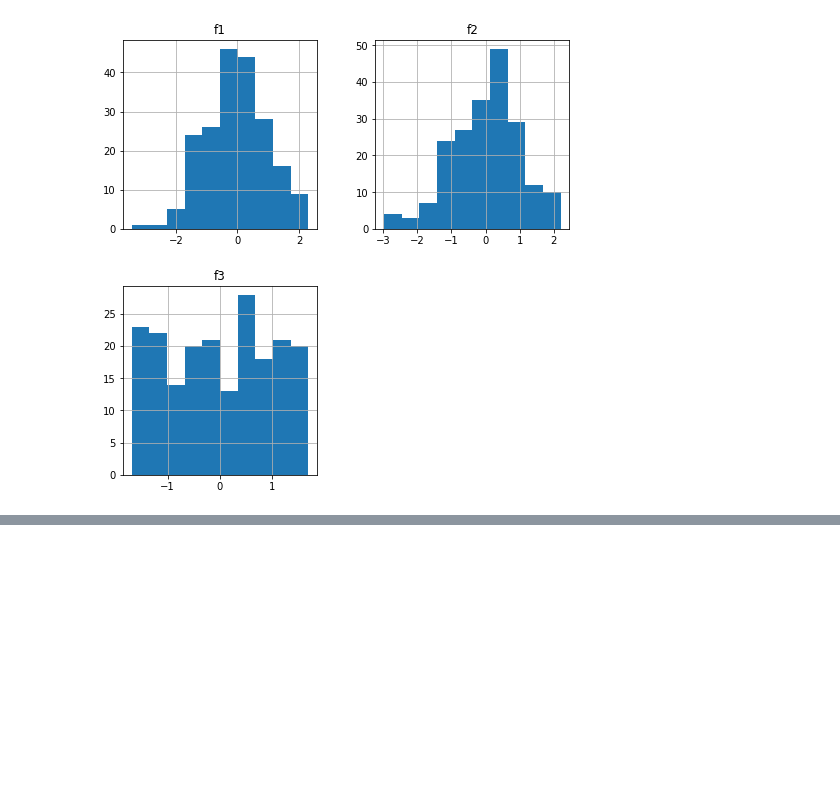
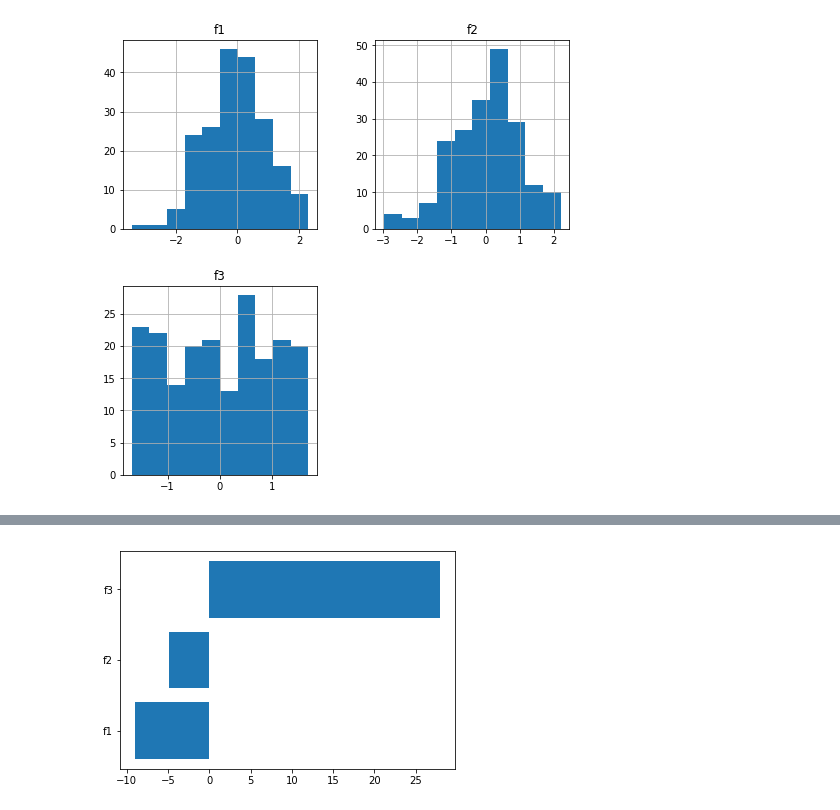
Before and after one commit to iamanik4/Python-Course-Assignment, a Jupyter notebook: 10. Behavior of Linear Models/8B_LR_SVM.ipynb, the cells around one changed output, grey strips where cells are left out. Saved outputs shown, nothing was run; the diff lists cells and outputs as text; code cells hidden in the pictures; blank space fills up the shorter version.

```diff
--- a/10. Behavior of Linear Models/8B_LR_SVM.ipynb
+++ b/10. Behavior of Linear Models/8B_LR_SVM.ipynb
@@ -94,3 +126,7 @@ cfg.coef_,cfg.intercept_
+# %%
+f_importances(cfg.coef_[0],features_names)
+# %% [output]
+[figure, added]
 # %%
 cfg = SGDClassifier(loss="hinge")
 cfg.fit(X_stand,Y)
```
Also changed, not shown: parts of 11 cells of this notebook, 3 other files.
